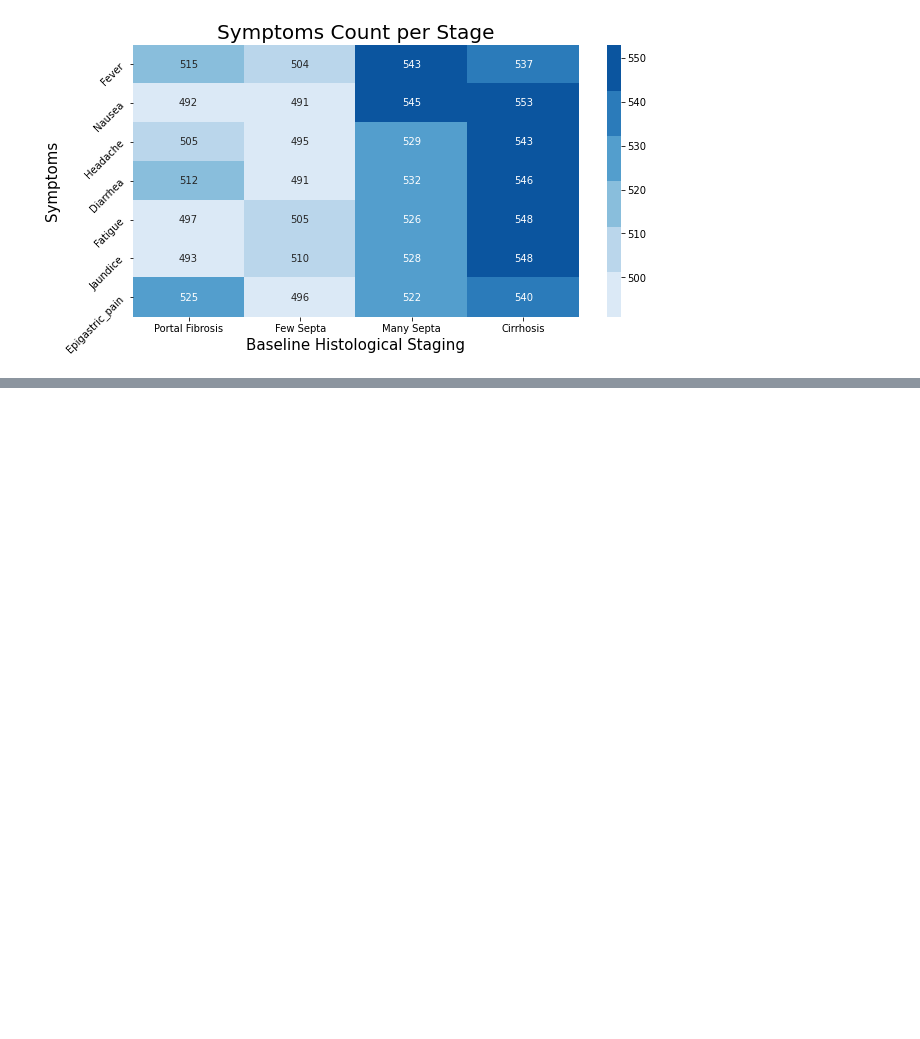
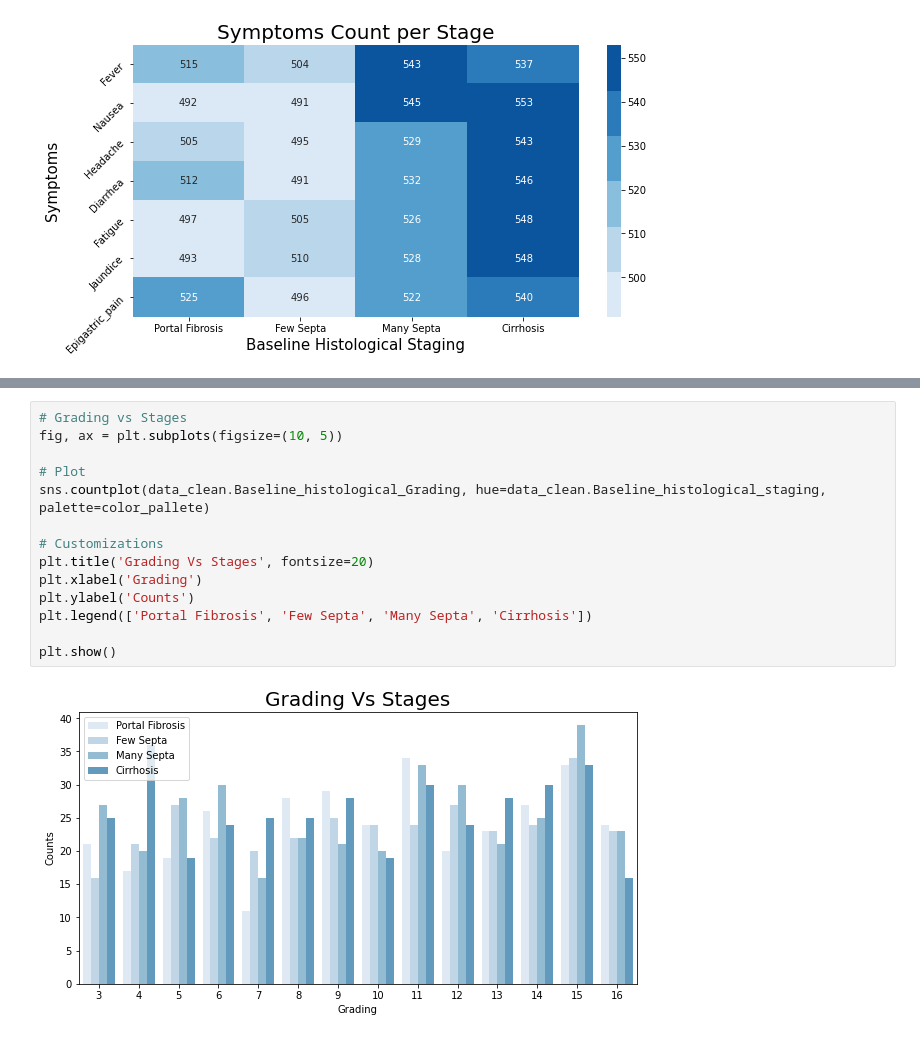
Before and after one commit to Ahmad-Abdalmageed/Egpytian_HCV, a Jupyter notebook: Egyptian_HCV_Investigation.ipynb, the cells around one changed output, grey strips where cells are left out. Drawn from its saved outputs; the diff is of its cells as text; blank space fills up the shorter version.

```diff
--- a/Egyptian_HCV_Investigation.ipynb
+++ b/Egyptian_HCV_Investigation.ipynb
@@ -342,0 +402,16 @@ plt.show()
+# %%
+# Grading vs Stages
+fig, ax = plt.subplots(figsize=(10, 5))
+
+# Plot
+sns.countplot(data_clean.Baseline_histological_Grading, hue=data_clean.Baseline_histological_staging, palette=color_pallete)
+
+# Customizations
+plt.title('Grading Vs Stages', fontsize=20)
+plt.xlabel('Grading')
+plt.ylabel('Counts')
+plt.legend(['Portal Fibrosis', 'Few Septa', 'Many Septa', 'Cirrhosis'])
+
+plt.show()
+# %% [output]
+[figure, added]
```
Also changed, not shown: parts of 15 cells of this notebook, 1 other file.
